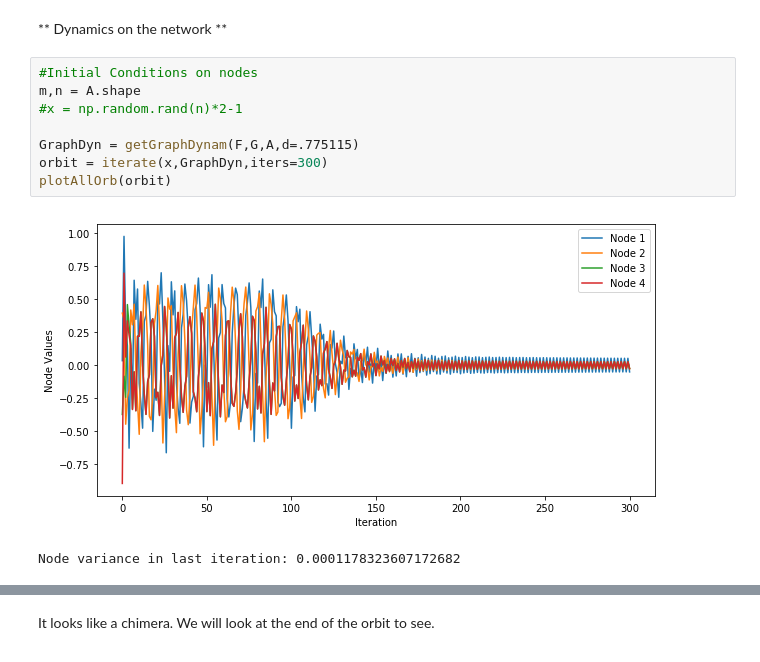
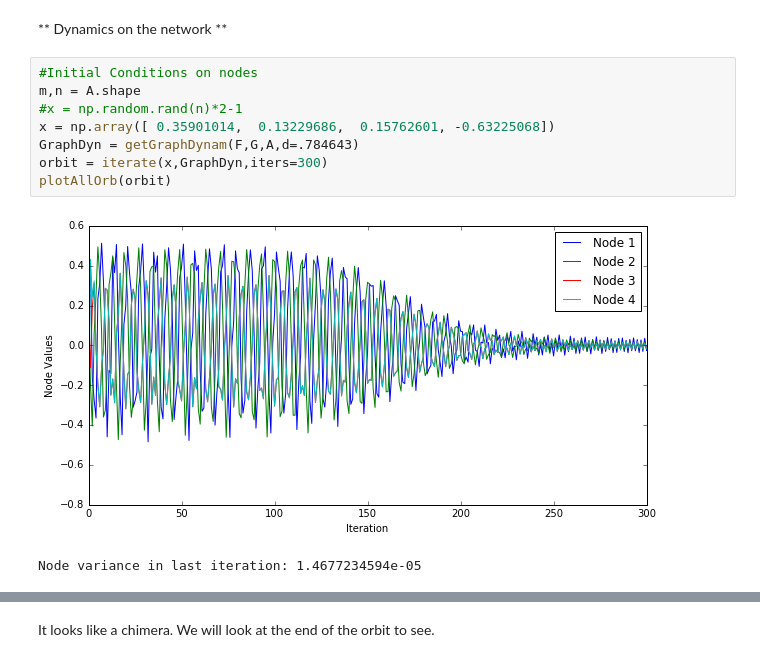
Before and after one commit to djpasseyjr/NetworkReseach, a Jupyter notebook: splizeAndSync.ipynb, the cells around one changed output, grey strips where cells are left out. Cells and saved outputs as stored; diff of their text form.

```diff
--- a/splizeAndSync.ipynb
+++ b/splizeAndSync.ipynb
@@ -122,11 +150,11 @@ plt.show()
 # %%
 #Initial Conditions on nodes
 m,n = A.shape
 #x = np.random.rand(n)*2-1
-
-GraphDyn = getGraphDynam(F,G,A,d=.775115)
+x = np.array([ 0.35901014,  0.13229686,  0.15762601, -0.63225068])
+GraphDyn = getGraphDynam(F,G,A,d=.784643)
 orbit = iterate(x,GraphDyn,iters=300)
 plotAllOrb(orbit)
 # %% [output]
-[figure, old version]
+[figure, new version]
-Node variance in last iteration: 0.0001178323607172682
+Node variance in last iteration: 1.4677234594e-05
```
Also changed, not shown: parts of 40 cells of this notebook, 14 other files.
